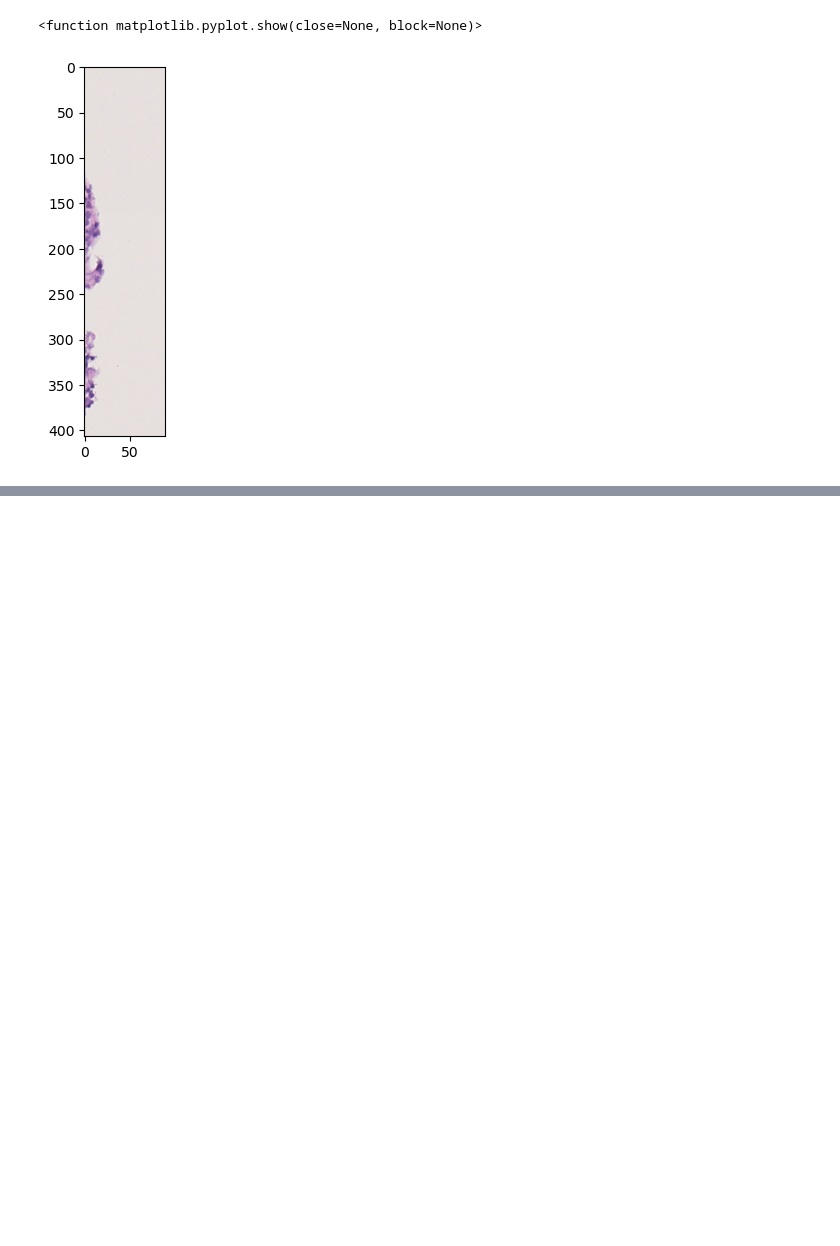
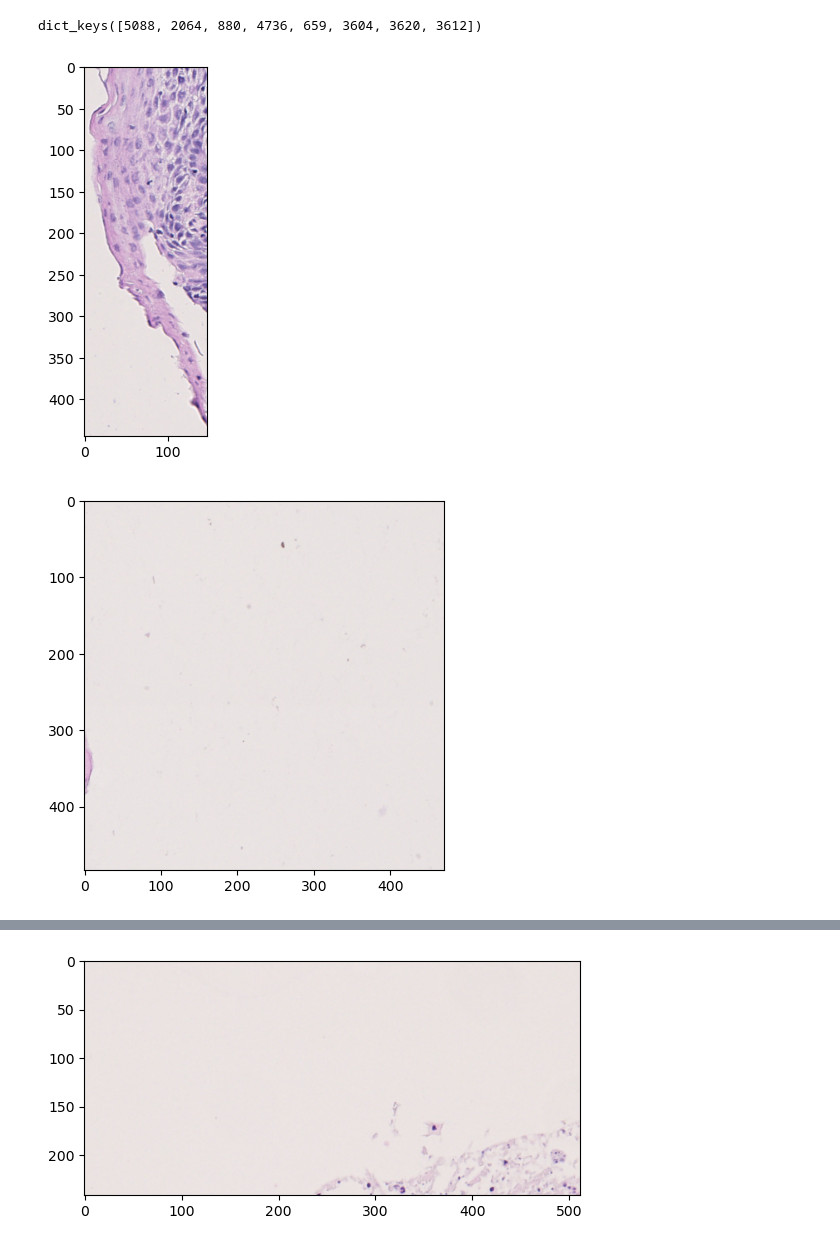
Before and after one commit to cyber-chris/this-does-not-look-like-that, a Jupyter notebook: prototype_viz.ipynb, the cells around one changed output, grey strips where cells are left out. Cells and saved outputs as stored; diff of their text form; code cells hidden in the pictures; blank space fills up the shorter version.

```diff
--- a/prototype_viz.ipynb
+++ b/prototype_viz.ipynb
@@ -119,9 +163,20 @@ plt.show()
-# %%
-located_sample, index_within_sample, ids_to_include = locate_sample_and_index(train_ids, bounding_box.index)
-# %%
-hne_bound = get_hne_bound(located_sample, index_within_sample, ids_to_include, bounding_box.bounds)
-plt.imshow(hne_bound)
-plt.show
-# %% [output]
-<function matplotlib.pyplot.show(close=None, block=None)>
-[figure, removed]
+# %%
+# group bounding boxes by index
+bounding_box_grouped = {}
+for box in bounding_box_data:
+    if box.index not in bounding_box_grouped:
+        bounding_box_grouped[box.index] = []
+    bounding_box_grouped[box.index].append(box.bounds)
+bounding_box_grouped.keys()
+# %% [output]
+dict_keys([5088, 2064, 880, 4736, 659, 3604, 3620, 3612])
+# %%
+for bounding_box_index, bounds_list in bounding_box_grouped.items():
+    located_sample, index_within_sample, ids_to_include = locate_sample_and_index(train_ids, bounding_box_index)
+    bounds = bounds_list[0]
+    hne_bound = get_hne_bound(located_sample, index_within_sample, ids_to_include, bounds)
+    plt.imshow(hne_bound)
+    plt.show()
+# %% [output]
+[figure, added]
+[figure, added]
@@ -127,0 +185 @@ plt.show
+[figure, added]
```
Also changed, not shown: parts of 11 cells of this notebook.
